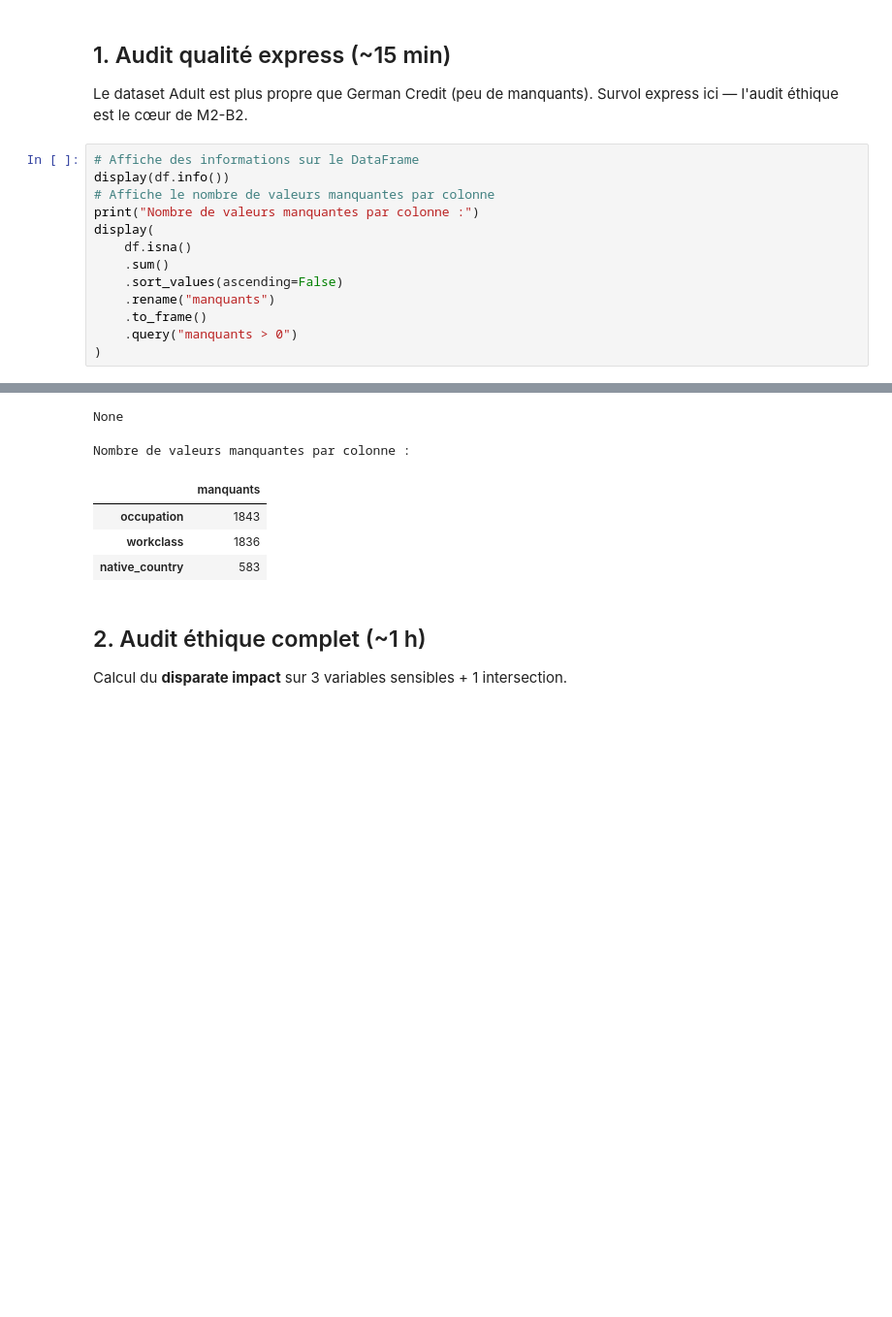
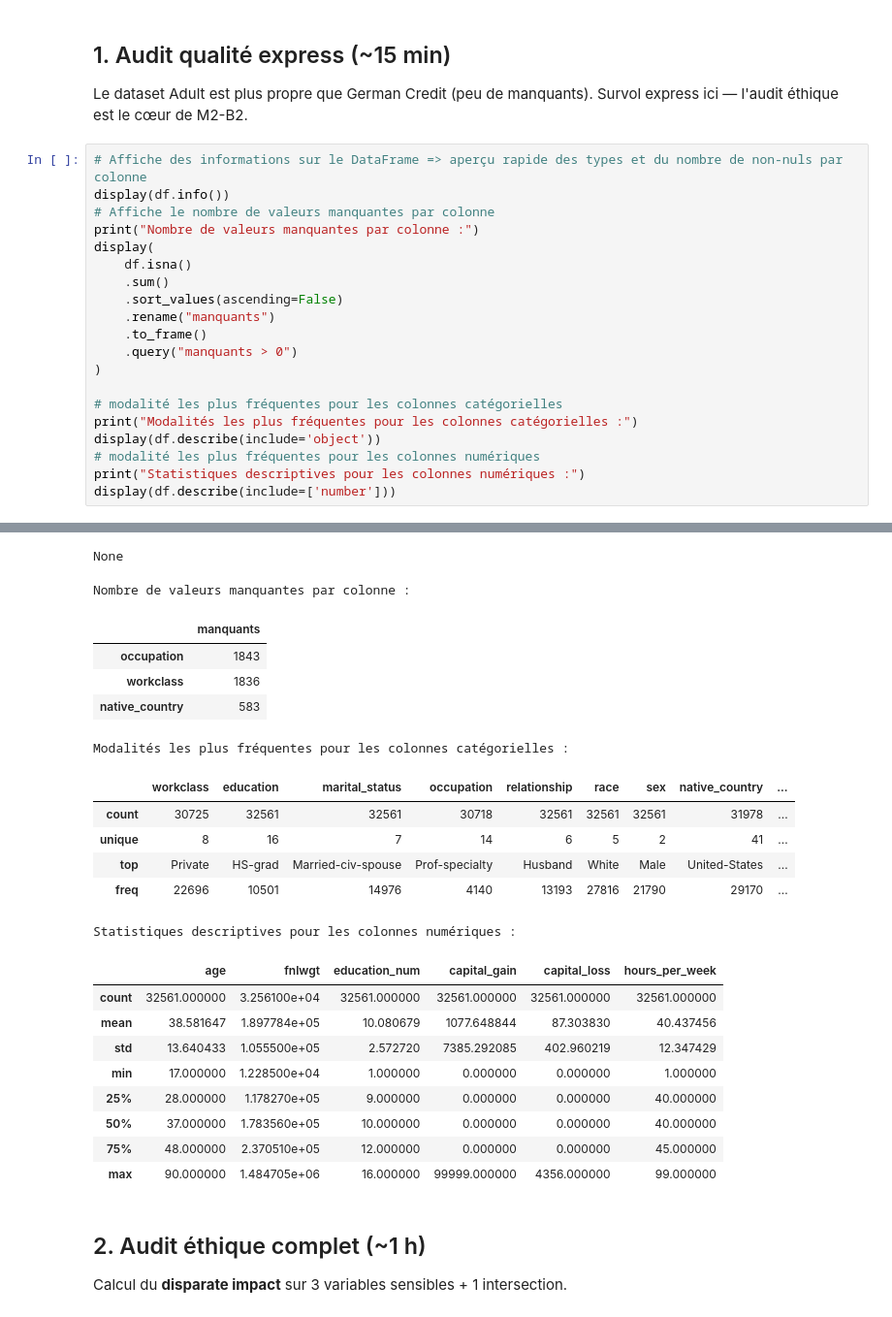
Before and after one commit to rbatos/M2-B2-athena-romain, a Jupyter notebook: notebooks/M2-B2_Tom_Romain.ipynb, the cells around one changed output, grey strips where cells are left out. Shown at 97% size. Saved outputs shown, nothing was run; the diff lists cells and outputs as text; blank space fills up the shorter version.

```diff
--- a/notebooks/M2-B2_Tom_Romain.ipynb
+++ b/notebooks/M2-B2_Tom_Romain.ipynb
@@ -45,7 +45,7 @@ Shape : (32561, 16)
 Le dataset Adult est plus propre que German Credit (peu de manquants).
 Survol express ici — l'audit éthique est le cœur de M2-B2.
 # %%
-# Affiche des informations sur le DataFrame
+# Affiche des informations sur le DataFrame => aperçu rapide des types et du nombre de non-nuls par colonne
 display(df.info())
 # Affiche le nombre de valeurs manquantes par colonne
 print("Nombre de valeurs manquantes par colonne :")
@@ -57,6 +57,13 @@ display(
     .to_frame()
     .query("manquants > 0")
 )
+
+# modalité les plus fréquentes pour les colonnes catégorielles
+print("Modalités les plus fréquentes pour les colonnes catégorielles :")
+display(df.describe(include='object'))
+# modalité les plus fréquentes pour les colonnes numériques
+print("Statistiques descriptives pour les colonnes numériques :")
+display(df.describe(include=['number']))
 # %% [output]
 <class 'pandas.core.frame.DataFrame'>
 RangeIndex: 32561 entries, 0 to 32560
@@ -78,9 +85,25 @@ memory usage: 4.0+ MB
 None
 Nombre de valeurs manquantes par colonne :
 |  | manquants |
 | occupation | 1843 |
 | workclass | 1836 |
 | native_country | 583 |
+Modalités les plus fréquentes pour les colonnes catégorielles :
+|  | workclass | education | marital_status | occupation | relationship | race | sex | native_country | ... |
+| count | 30725 | 32561 | 32561 | 30718 | 32561 | 32561 | 32561 | 31978 | ... |
+| unique | 8 | 16 | 7 | 14 | 6 | 5 | 2 | 41 | ... |
+| top | Private | HS-grad | Married-civ-spouse | Prof-specialty | Husband | White | Male | United-States | ... |
+| freq | 22696 | 10501 | 14976 | 4140 | 13193 | 27816 | 21790 | 29170 | ... |
+Statistiques descriptives pour les colonnes numériques :
+|  | age | fnlwgt | education_num | capital_gain | capital_loss | hours_per_week |
+| count | 32561.000000 | 3.256100e+04 | 32561.000000 | 32561.000000 | 32561.000000 | 32561.000000 |
+| mean | 38.581647 | 1.897784e+05 | 10.080679 | 1077.648844 | 87.303830 | 40.437456 |
+| std | 13.640433 | 1.055500e+05 | 2.572720 | 7385.292085 | 402.960219 | 12.347429 |
+| min | 17.000000 | 1.228500e+04 | 1.000000 | 0.000000 | 0.000000 | 1.000000 |
+| 25% | 28.000000 | 1.178270e+05 | 9.000000 | 0.000000 | 0.000000 | 40.000000 |
+| 50% | 37.000000 | 1.783560e+05 | 10.000000 | 0.000000 | 0.000000 | 40.000000 |
+| 75% | 48.000000 | 2.370510e+05 | 12.000000 | 0.000000 | 0.000000 | 45.000000 |
+| max | 90.000000 | 1.484705e+06 | 16.000000 | 99999.000000 | 4356.000000 | 99.000000 |
 # %% [markdown]
 ## 2. Audit éthique complet (~1 h)
 
```
Also changed, not shown: parts of 5 cells of this notebook.
